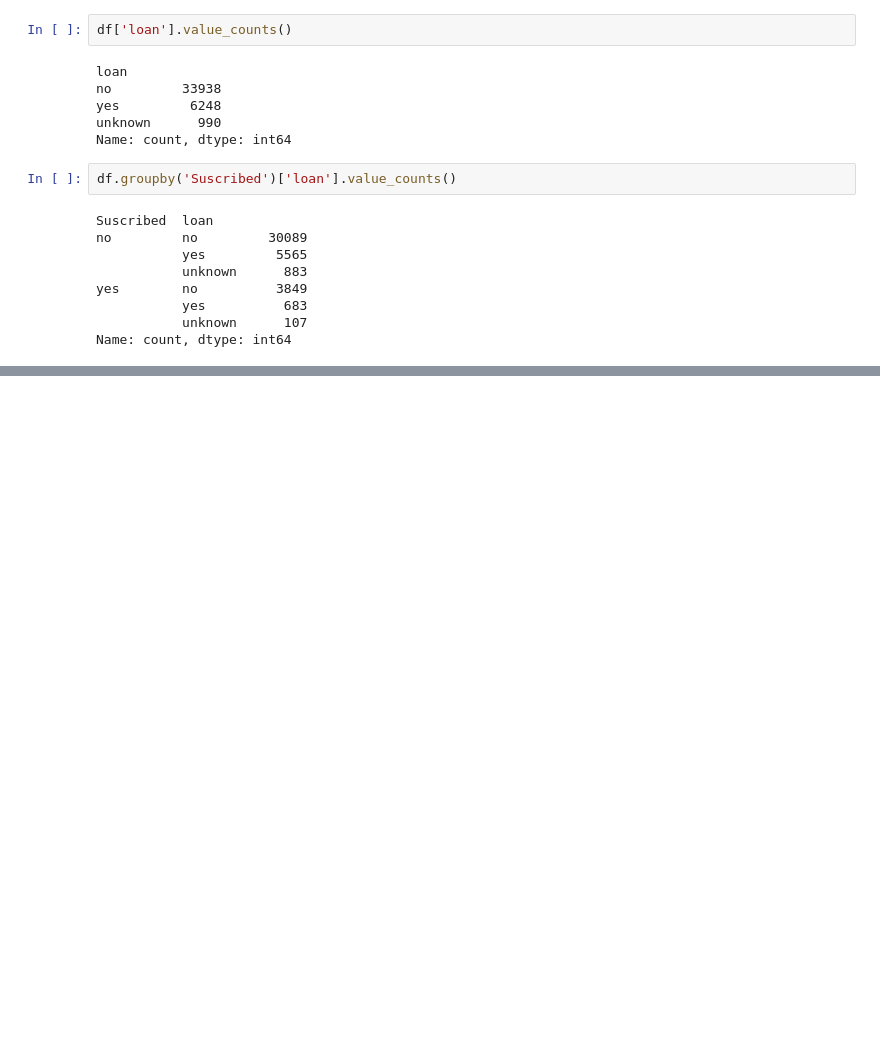
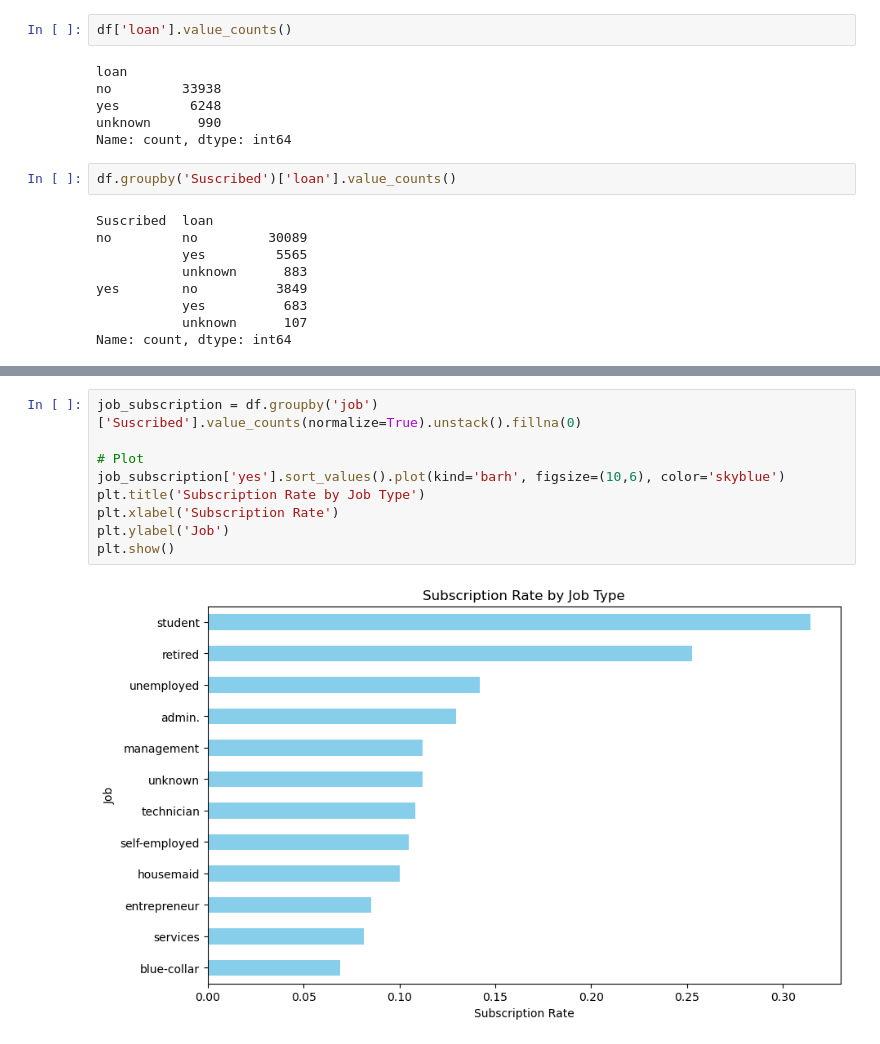
Before and after one commit to Isaac-Jim/AzubiAfrica-Assessment, a Jupyter notebook: Client_Subscription_Prediction.ipynb, the cells around one changed output, grey strips where cells are left out. Drawn from its saved outputs; the diff is of its cells as text; blank space fills up the shorter version.

```diff
--- a/Client_Subscription_Prediction.ipynb
+++ b/Client_Subscription_Prediction.ipynb
@@ -496,0 +525,11 @@ Name: count, dtype: int64
+# %%
+job_subscription = df.groupby('job')['Suscribed'].value_counts(normalize=True).unstack().fillna(0)
+
+# Plot
+job_subscription['yes'].sort_values().plot(kind='barh', figsize=(10,6), color='skyblue')
+plt.title('Subscription Rate by Job Type')
+plt.xlabel('Subscription Rate')
+plt.ylabel('Job')
+plt.show()
+# %% [output]
+[figure, added]
```
Also changed, not shown: parts of 16 cells of this notebook.
